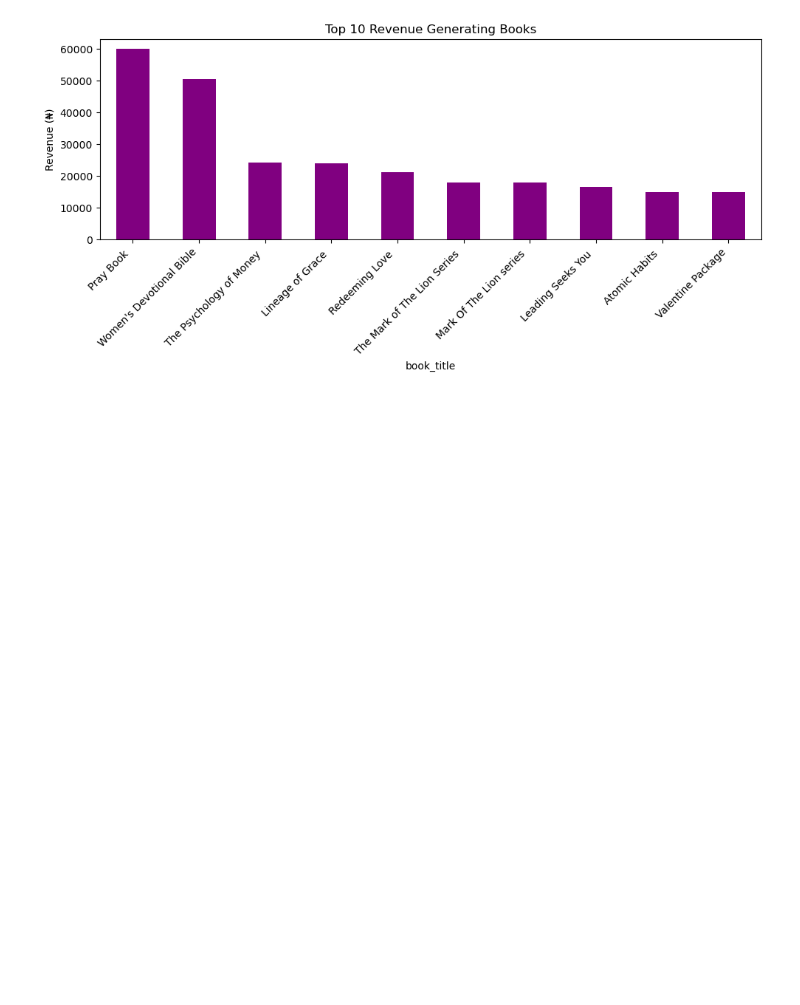
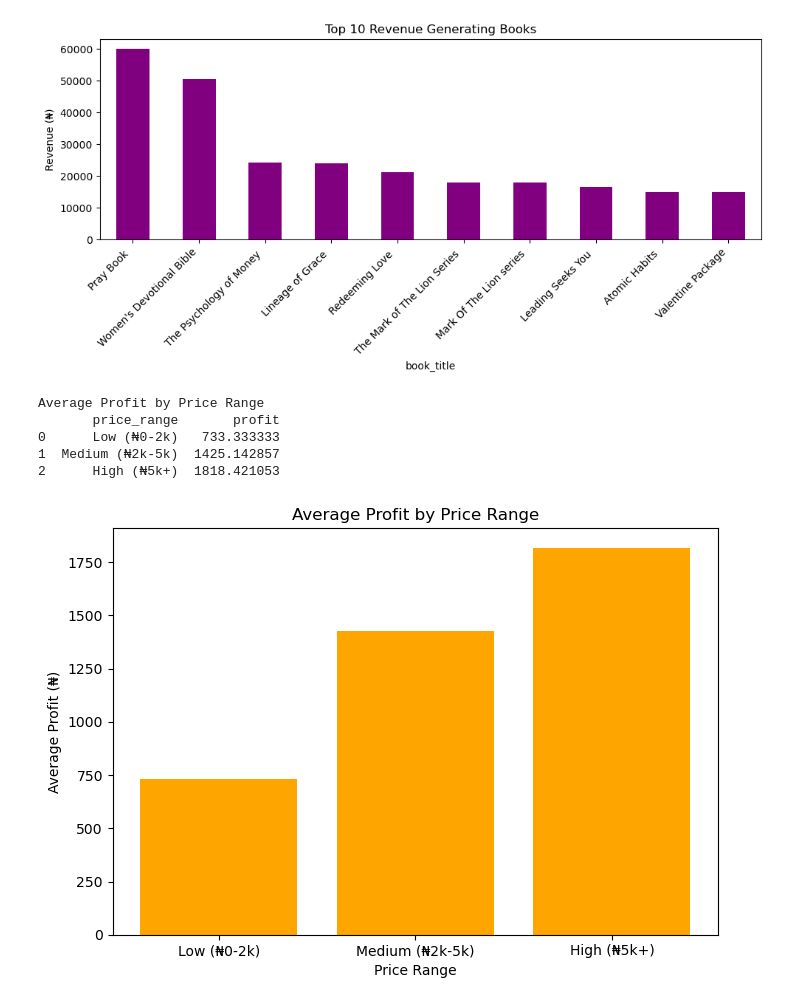
Before and after one commit to Marvel-create/Sales-record-for-commanding-liberty, a Jupyter notebook: Commanding liberty Books.ipynb, the cells around one changed output. Saved outputs shown, nothing was run; the diff lists cells and outputs as text; code cells hidden in the pictures; blank space fills up the shorter version.

```diff
--- a/Commanding liberty Books.ipynb
+++ b/Commanding liberty Books.ipynb
@@ -664,3 +894,31 @@ Top 10 Books by Revenue Generated
 16                 Atomic Habits         15000.0
 143             Valentine Package        15000.0
 [figure]
+# %%
+# Define price ranges
+bins = [0, 2000, 5000, float('inf')]
+labels = ['Low (₦0-2k)', 'Medium (₦2k-5k)', 'High (₦5k+)']
+data['price_range'] = pd.cut(data['selling_price'], bins=bins, labels=labels)
+
+# Calculate average profitability per price range
+price_range_profit = data.groupby('price_range')['profit'].mean().reset_index()
+
+# Display it
+print("Average Profit by Price Range")
+print(price_range_profit)
+
+# Bar chart
+plt.figure(figsize=(7, 5))
+plt.bar(price_range_profit['price_range'], price_range_profit['profit'], color='orange')
+plt.title('Average Profit by Price Range')
+plt.xlabel('Price Range')
+plt.ylabel('Average Profit (₦)')
+plt.tight_layout()
+plt.show()
+# %% [output]
+Average Profit by Price Range
+       price_range       profit
+0      Low (₦0-2k)   733.333333
+1  Medium (₦2k-5k)  1425.142857
+2      High (₦5k+)  1818.421053
+[figure, added]
```
Also changed, not shown: parts of 21 cells of this notebook.
